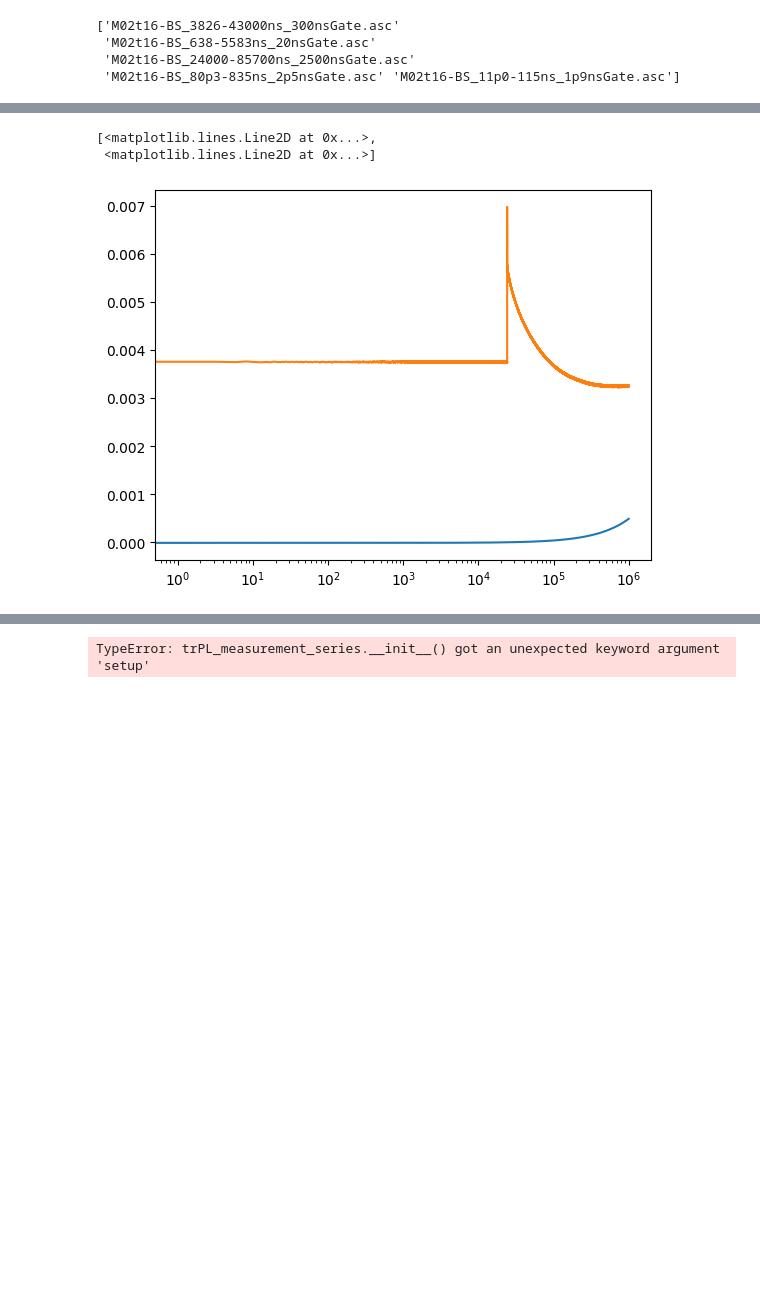
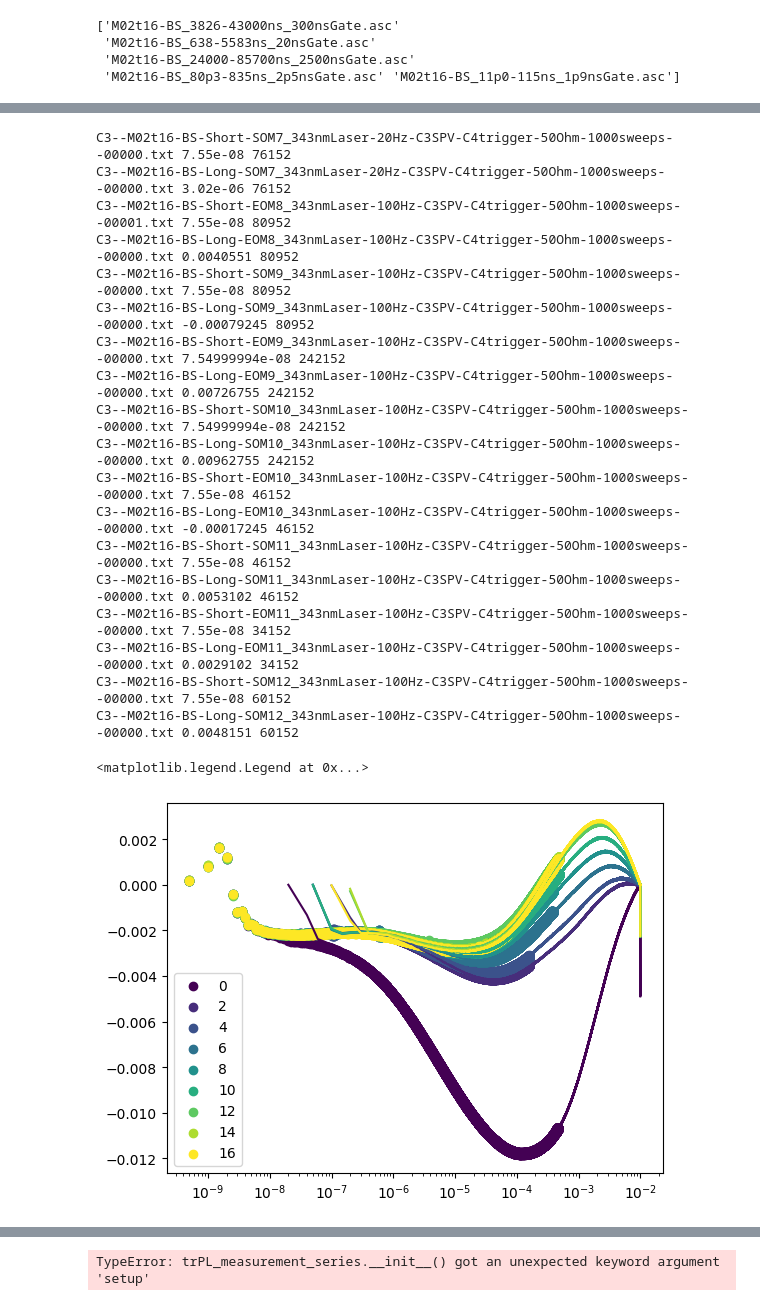
Before and after one commit to MimaxSimm/trPL_Analysis, a Jupyter notebook: trPL-Spectras.ipynb, the cells around one changed output, grey strips where cells are left out. Cells and saved outputs as stored; diff of their text form; code cells hidden in the pictures; blank space fills up the shorter version.

```diff
--- a/trPL-Spectras.ipynb
+++ b/trPL-Spectras.ipynb
@@ -196,21 +326,22 @@ class trPL_withSpectra:
 # %%
-SPV_folderpath = "/home/qrb/Documents/PhD/Experimental/Group1: CsPI MAPI CsFAPI/trPLtrSPV/251015-Jülich-GlassAloxCsFAPI/2025 10 15 trSPV Maxim/All/FS"
+SPV_folderpath = "/home/qrb/Documents/PhD/Experimental/Group1: CsPI MAPI CsFAPI/trPLtrSPV/251015-Jülich-GlassAloxCsFAPI/2025 10 15 trSPV Maxim/All/BS"
 
 files = [f for f in os.listdir(SPV_folderpath) if (isfile(join(SPV_folderpath, f)) and f.endswith("txt") and f.startswith("C3"))]
 measurementPos = np.zeros((len(files),))
 for i, f in enumerate(files):
-    a = 100*float((f.split("_")[0].split("-")[-1][3:4]))
+    a = 100*float((f.split("_")[0].split("-")[-1][3:]))
     b = 0
     if ((f.split("_")[0].split("-")[-1][0:2]) == 'EO'):
         b = 50
     c = 0
     if ((f.split("_")[0].split("-")[-2]) == 'Long'):
         c =10
-    print((f.split("_")[0].split("-")[-1]), a+b+c)
+    print((f.split("_")[0].split("-")[-1][3:]), a+b+c)
 
     measurementPos[i] = a+b+c
 
 inds = measurementPos.argsort()
 files = np.array(files)
 files  = files[inds]
+measurementPos = measurementPos[inds]
 # %% [output]
@@ -237,5 +365,0 @@ np.str_('C3--M02t16-FS-Short-SOM0_343nmLaser-100Hz-C3SPV-C4trigger-50Ohm-1000swe
-# %%
-filepath = join(SPV_folderpath, files[0])
-
-spv = pd.read_csv(filepath, skiprows=3, sep = ",", comment='#')
-spv
@@ -256,6 +366,50 @@ spv
-# %%
-plt.semilogx(spv)
-# %% [output]
-[<matplotlib.lines.Line2D at 0x...>,
- <matplotlib.lines.Line2D at 0x...>]
-[figure, removed]
+# %%
+cmap = plt.get_cmap('viridis', int(len(files)/2))          # discrete palette with n colors
+colors = [cmap(i) for i in range(int(len(files)/2))]
+
+for i, f in enumerate(files):
+    if not(measurementPos[i] % 50):
+        filepath = join(SPV_folderpath, f)
+        spv = pd.read_csv(filepath, skiprows=3, sep = ",", comment='#', dtype=np.float64)
+        sig = spv['Ampl'].to_numpy() - np.average(spv['Ampl'].to_numpy()[0:100])
+        arg_delay = np.argmax(sig > 1e-4)
+        print(f, spv['Time'].to_numpy()[arg_delay], arg_delay)
+        t = spv['Time'].to_numpy()-spv['Time'].to_numpy()[arg_delay-1]
+        p = plt.scatter(t[t>0], sig[t>0], label = i, color = colors[int(i/2)])
+    else:
+        filepath = join(SPV_folderpath, f)
+        spv = pd.read_csv(filepath, skiprows=3, sep = ",", comment='#', dtype=np.float64)
+        # grab the last scatter (last PathCollection in ax.collections)
+        last_scatter = [c for c in plt.gca().collections if isinstance(c, matplotlib.collections.PathCollection)][-1]
+        sig = spv['Ampl'].to_numpy()
+        t = (spv['Time'].to_numpy() - spv['Time'].to_numpy()[0])
+        arg = np.argmin(sig[1:]-sig[:-1])
+        t = t-t[arg-1]
+        print(f, spv['Time'].to_numpy()[arg_delay], arg_delay)
+        plt.plot(t[(t>0) & (t<1e-2)], sig[(t>0) & (t<1e-2)] - sig[arg-1], color = last_scatter.get_facecolors())
+
+plt.xscale("log")
+plt.yscale("linear")
+plt.legend([-0.05, 0.03])
+#plt.xlim("")
+# %% [output]
+C3--M02t16-BS-Short-SOM7_343nmLaser-20Hz-C3SPV-C4trigger-50Ohm-1000sweeps--00000.txt 7.55e-08 76152
+C3--M02t16-BS-Long-SOM7_343nmLaser-20Hz-C3SPV-C4trigger-50Ohm-1000sweeps--00000.txt 3.02e-06 76152
+C3--M02t16-BS-Short-EOM8_343nmLaser-100Hz-C3SPV-C4trigger-50Ohm-1000sweeps--00001.txt 7.55e-08 80952
+C3--M02t16-BS-Long-EOM8_343nmLaser-100Hz-C3SPV-C4trigger-50Ohm-1000sweeps--00000.txt 0.0040551 80952
+C3--M02t16-BS-Short-SOM9_343nmLaser-100Hz-C3SPV-C4trigger-50Ohm-1000sweeps--00000.txt 7.55e-08 80952
+C3--M02t16-BS-Long-SOM9_343nmLaser-100Hz-C3SPV-C4trigger-50Ohm-1000sweeps--00000.txt -0.00079245 80952
+C3--M02t16-BS-Short-EOM9_343nmLaser-100Hz-C3SPV-C4trigger-50Ohm-1000sweeps--00000.txt 7.54999994e-08 242152
+C3--M02t16-BS-Long-EOM9_343nmLaser-100Hz-C3SPV-C4trigger-50Ohm-1000sweeps--00000.txt 0.00726755 242152
+C3--M02t16-BS-Short-SOM10_343nmLaser-100Hz-C3SPV-C4trigger-50Ohm-1000sweeps--00000.txt 7.54999994e-08 242152
+C3--M02t16-BS-Long-SOM10_343nmLaser-100Hz-C3SPV-C4trigger-50Ohm-1000sweeps--00000.txt 0.00962755 242152
+C3--M02t16-BS-Short-EOM10_343nmLaser-100Hz-C3SPV-C4trigger-50Ohm-1000sweeps--00000.txt 7.55e-08 46152
+C3--M02t16-BS-Long-EOM10_343nmLaser-100Hz-C3SPV-C4trigger-50Ohm-1000sweeps--00000.txt -0.00017245 46152
+C3--M02t16-BS-Short-SOM11_343nmLaser-100Hz-C3SPV-C4trigger-50Ohm-1000sweeps--00000.txt 7.55e-08 46152
+C3--M02t16-BS-Long-SOM11_343nmLaser-100Hz-C3SPV-C4trigger-50Ohm-1000sweeps--00000.txt 0.0053102 46152
+C3--M02t16-BS-Short-EOM11_343nmLaser-100Hz-C3SPV-C4trigger-50Ohm-1000sweeps--00000.txt 7.55e-08 34152
+C3--M02t16-BS-Long-EOM11_343nmLaser-100Hz-C3SPV-C4trigger-50Ohm-1000sweeps--00000.txt 0.0029102 34152
+C3--M02t16-BS-Short-SOM12_343nmLaser-100Hz-C3SPV-C4trigger-50Ohm-1000sweeps--00000.txt 7.55e-08 60152
+C3--M02t16-BS-Long-SOM12_343nmLaser-100Hz-C3SPV-C4trigger-50Ohm-1000sweeps--00000.txt 0.0048151 60152
+<matplotlib.legend.Legend at 0x...>
+[figure, added]
```
Also changed, not shown: parts of 9 cells of this notebook.
